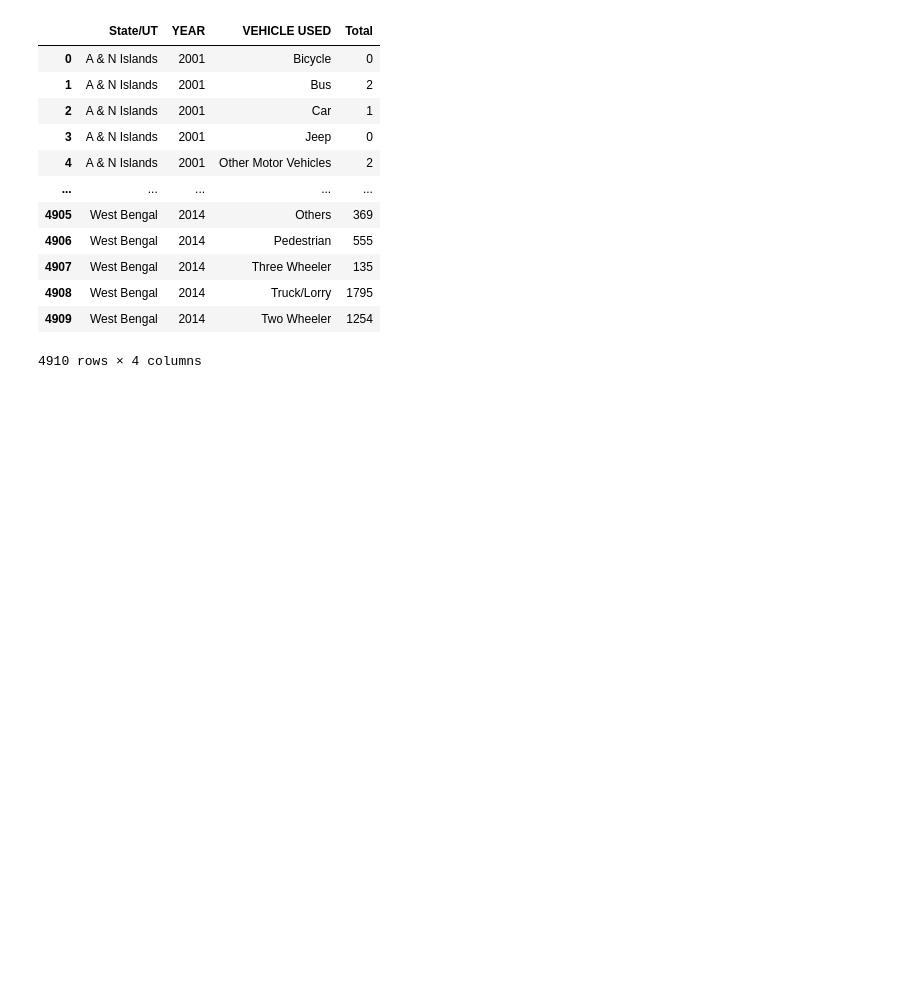
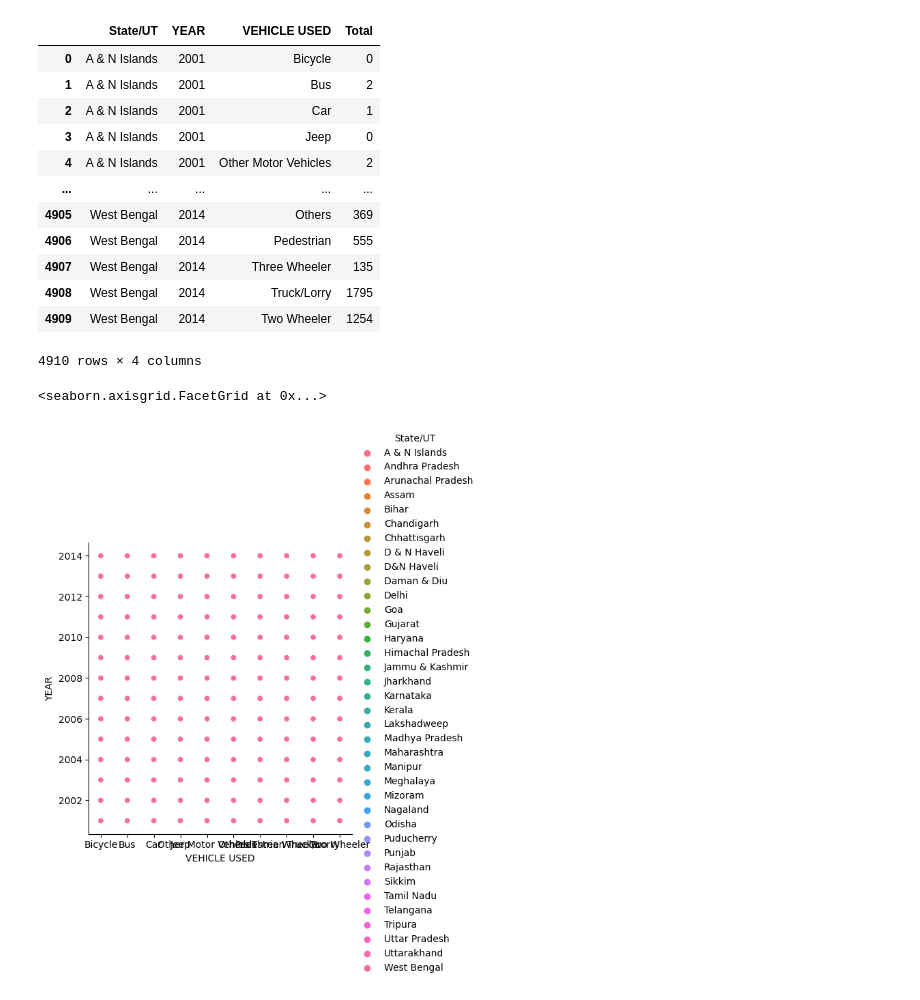
Before and after one commit to janvidixit3344/Accident_ROAD, a Jupyter notebook: analysis1.ipynb, the cells around one changed output. Cells and saved outputs as stored; diff of their text form; code cells hidden in the pictures; blank space fills up the shorter version.

```diff
--- a/analysis1.ipynb
+++ b/analysis1.ipynb
@@ -51,3 +54,8 @@ acc_mode
 | 4908 | West Bengal | 2014 | Truck/Lorry | 1795 |
 | 4909 | West Bengal | 2014 | Two Wheeler | 1254 |
 4910 rows × 4 columns
+# %%
+sns.relplot(x='VEHICLE USED', y='YEAR', hue='State/UT', data=acc_mode)
+# %% [output]
+<seaborn.axisgrid.FacetGrid at 0x...>
+[figure, added]
```
Also changed, not shown: parts of 5 cells of this notebook, 4 other files.
